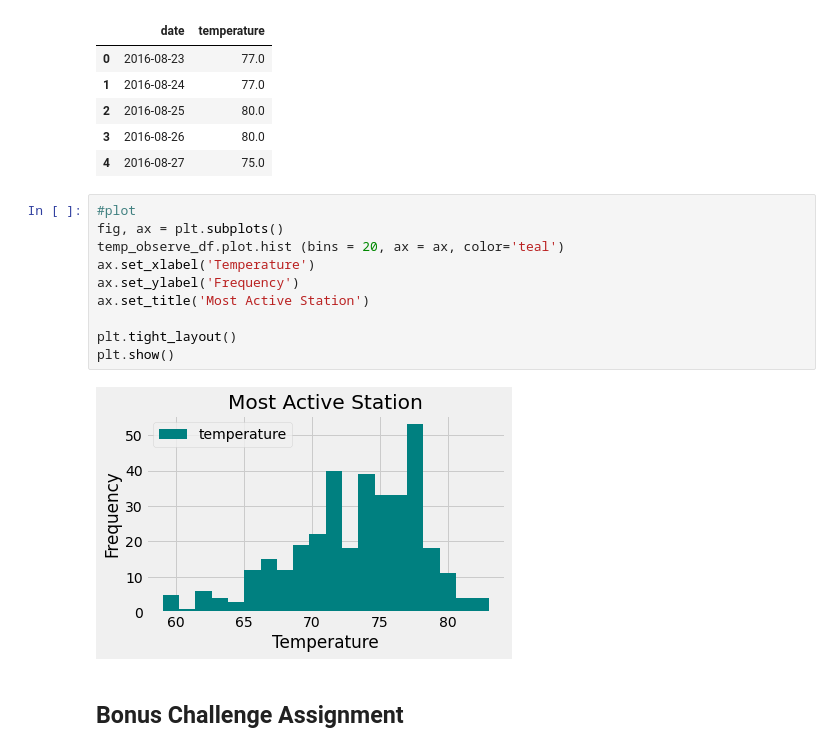
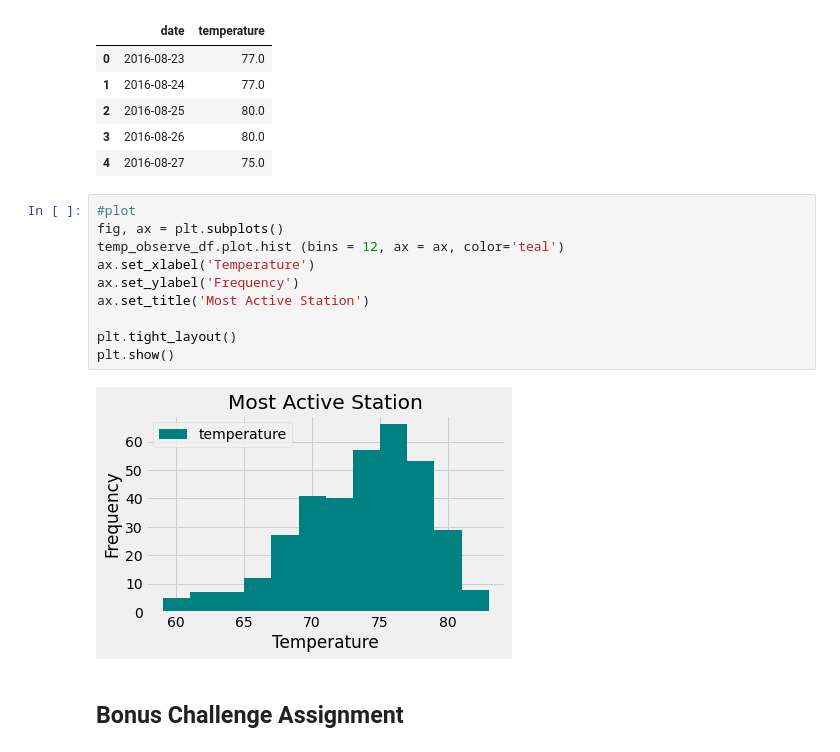
Before and after one commit to crissymlee/Homework, a Jupyter notebook: SQL Advanced/climate_starter.ipynb, the cells around one changed output. Saved outputs shown, nothing was run; the diff lists cells and outputs as text.

```diff
--- a/SQL Advanced/climate_starter.ipynb
+++ b/SQL Advanced/climate_starter.ipynb
@@ -206,15 +206,15 @@ temp_observe_df.head()
 # %%
 #plot
 fig, ax = plt.subplots()
-temp_observe_df.plot.hist (bins = 20, ax = ax, color='teal')
+temp_observe_df.plot.hist (bins = 12, ax = ax, color='teal')
 ax.set_xlabel('Temperature')
 ax.set_ylabel('Frequency')
 ax.set_title('Most Active Station')
 
 plt.tight_layout()
 plt.show()
 # %% [output]
-[figure, old version]
+[figure, new version]
 # %% [markdown]
 ## Bonus Challenge Assignment
 # %%
```
